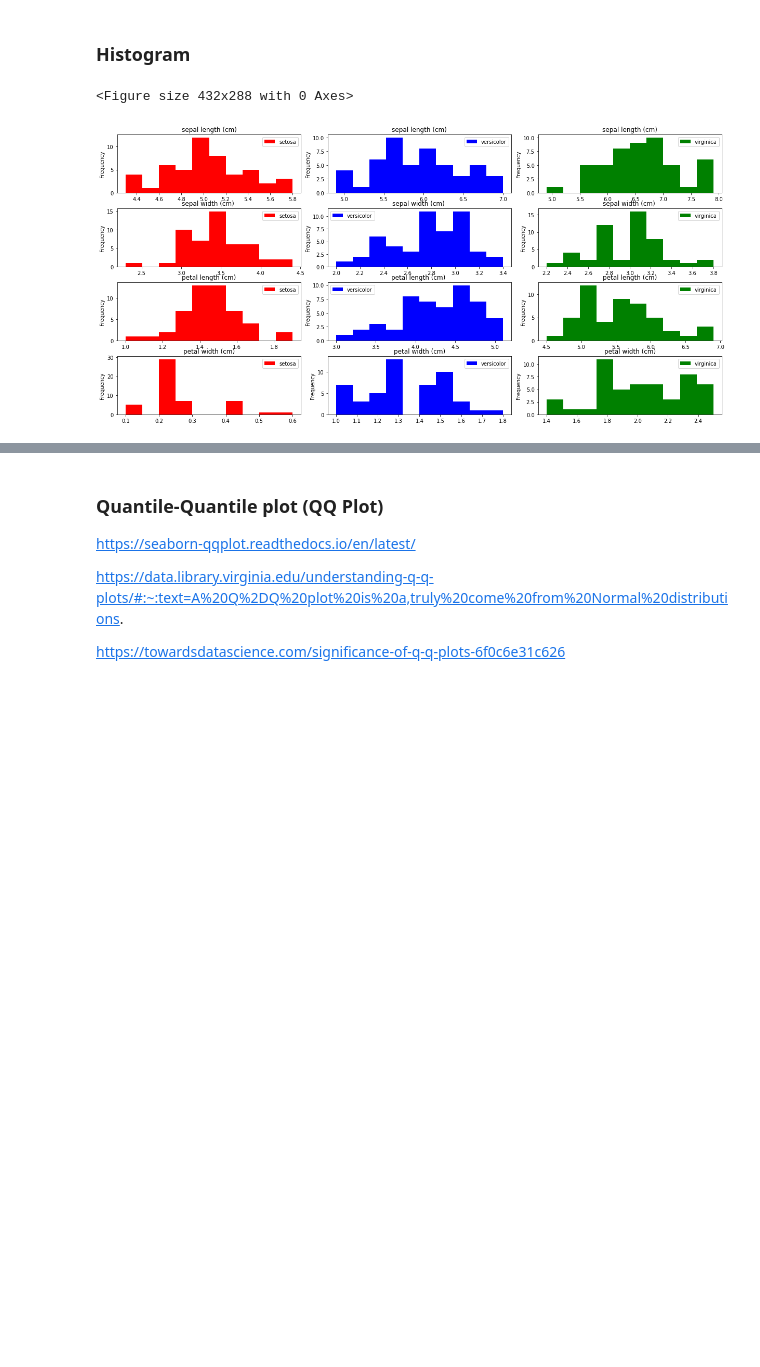
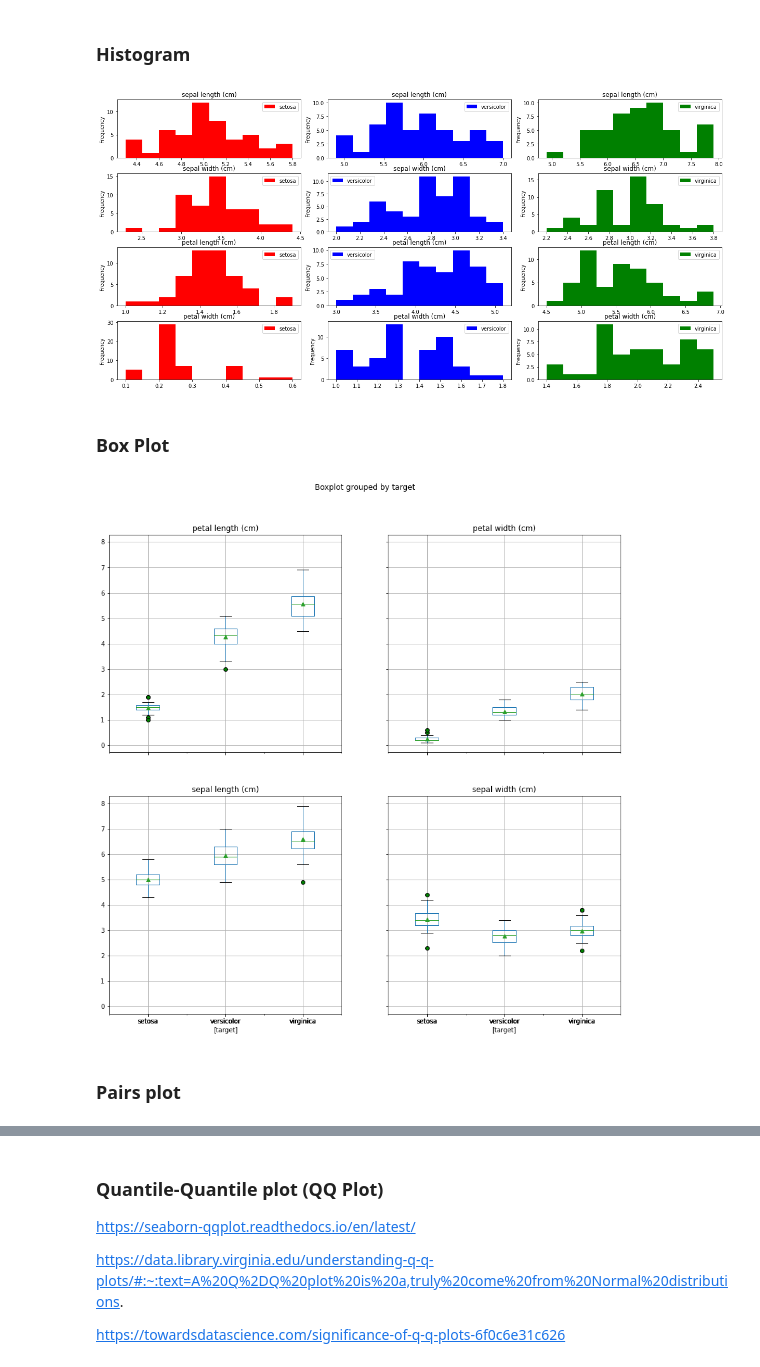
Before and after one commit to github4xyz/YGL, a Jupyter notebook: 01_Iris_data_EDA/02_P1_Iris_data_basic_visualization.ipynb, the cells around one changed output, grey strips where cells are left out. Drawn from its saved outputs; the diff is of its cells as text; code cells hidden in the pictures; blank space fills up the shorter version.

```diff
--- a/01_Iris_data_EDA/02_P1_Iris_data_basic_visualization.ipynb
+++ b/01_Iris_data_EDA/02_P1_Iris_data_basic_visualization.ipynb
@@ -117,7 +132,7 @@ ax[1].legend()
 # %%
 ###############################Histogram# Plot all feature for all species###########################################################################
 # from https://www.kaggle.com/abhishekkrg/python-iris-data-visualization-and-explanation
-plt.figure()
+# #plt.figure()
 
 fig,ax=plt.subplots(4,3,figsize=(17, 8))
 setosa["sepal length (cm)"].plot(kind="hist", ax=ax[0][0],label="setosa",color ='r',fontsize=10)
@@ -143,11 +158,11 @@ plt.tight_layout()
 ax[0][0].set(title='sepal length (cm)')
 ax[0][1].set(title='sepal length (cm)')
 ax[0][2].set(title='sepal length (cm)')
-ax[1][0].set(title='sepal width (cm) ')
-ax[1][1].set(title='sepal width (cm) ')
-ax[1][2].set(title='sepal width (cm) ')
+ax[1][0].set(title='sepal width (cm)')
+ax[1][1].set(title='sepal width (cm)')
+ax[1][2].set(title='sepal width (cm)')
 ax[2][0].set(title='petal length (cm)')
-ax[2][1].set(title='petal length (cm) ')
+ax[2][1].set(title='petal length (cm)')
 ax[2][2].set(title='petal length (cm)')
 ax[3][0].set(title='petal width (cm)')
 ax[3][1].set(title='petal width (cm)')
@@ -168,9 +183,21 @@ ax[3][2].legend()
 
 
 plt.show()
-plt.close()
 
+# #plt.close()
 ###########################################################################################################
 # %% [output]
-<Figure size 432x288 with 0 Axes>
 [figure]
+# %% [markdown]
+### Box Plot
+# %%
+# Boxplot
+
+flierprops = dict(marker='o', markerfacecolor='green', markersize=6, linestyle='none')
+iris_df.boxplot(by="target", figsize=(14, 14),showmeans=True, flierprops=flierprops)
+
+plt.show()
+# %% [output]
+[figure, added]
+# %% [markdown]
+### Pairs plot
```
Also changed, not shown: parts of 32 cells of this notebook.
